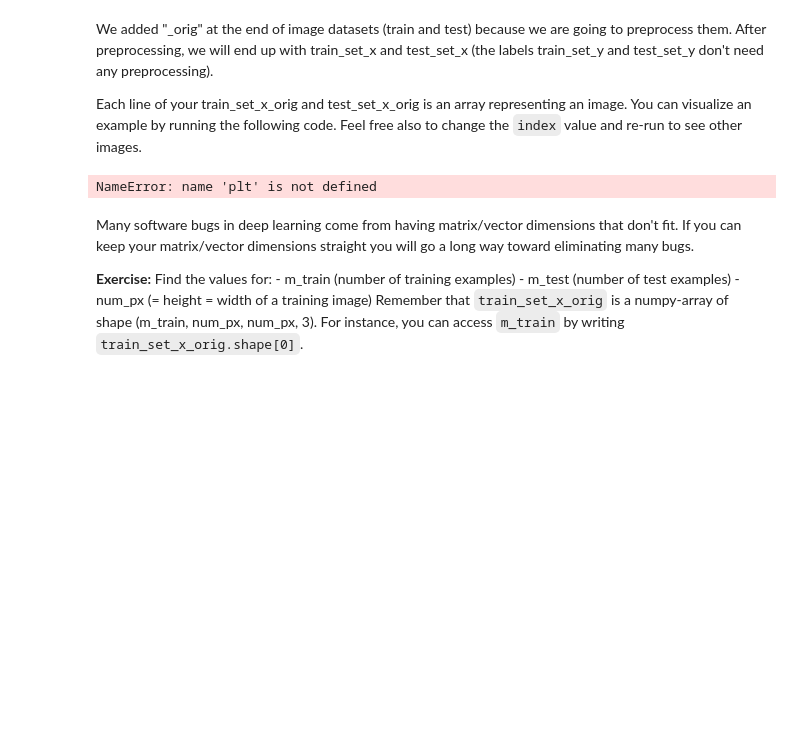
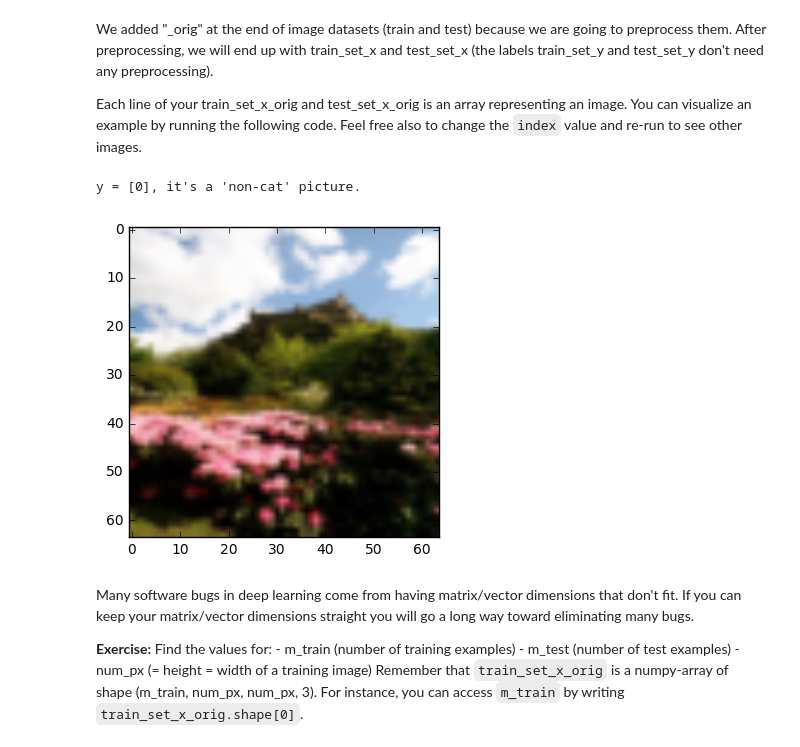
Before and after one commit to maanyavendra/Neural-Networks-and-Deep-Learning, a Jupyter notebook: Logistic Regression with a Neural Network mindset v5.ipynb, the cells around one changed output. Drawn from its saved outputs; the diff is of its cells as text; code cells hidden in the pictures; blank space fills up the shorter version.

```diff
--- a/Logistic Regression with a Neural Network mindset v5.ipynb
+++ b/Logistic Regression with a Neural Network mindset v5.ipynb
@@ -50,11 +50,12 @@ We added "_orig" at the end of image datasets (train and test) because we are go
 Each line of your train_set_x_orig and test_set_x_orig is an array representing an image. You can visualize an example by running the following code. Feel free also to change the `index` value and re-run to see other images.
 # %%
 # Example of a picture
-index = 35
+index = 32
 plt.imshow(train_set_x_orig[index])
 print ("y = " + str(train_set_y[:, index]) + ", it's a '" + classes[np.squeeze(train_set_y[:, index])].decode("utf-8") +  "' picture.")
 # %% [output]
-NameError: name 'plt' is not defined
+y = [0], it's a 'non-cat' picture.
+[figure, added]
 # %% [markdown]
 Many software bugs in deep learning come from having matrix/vector dimensions that don't fit. If you can keep your matrix/vector dimensions straight you will go a long way toward eliminating many bugs.
 
```
